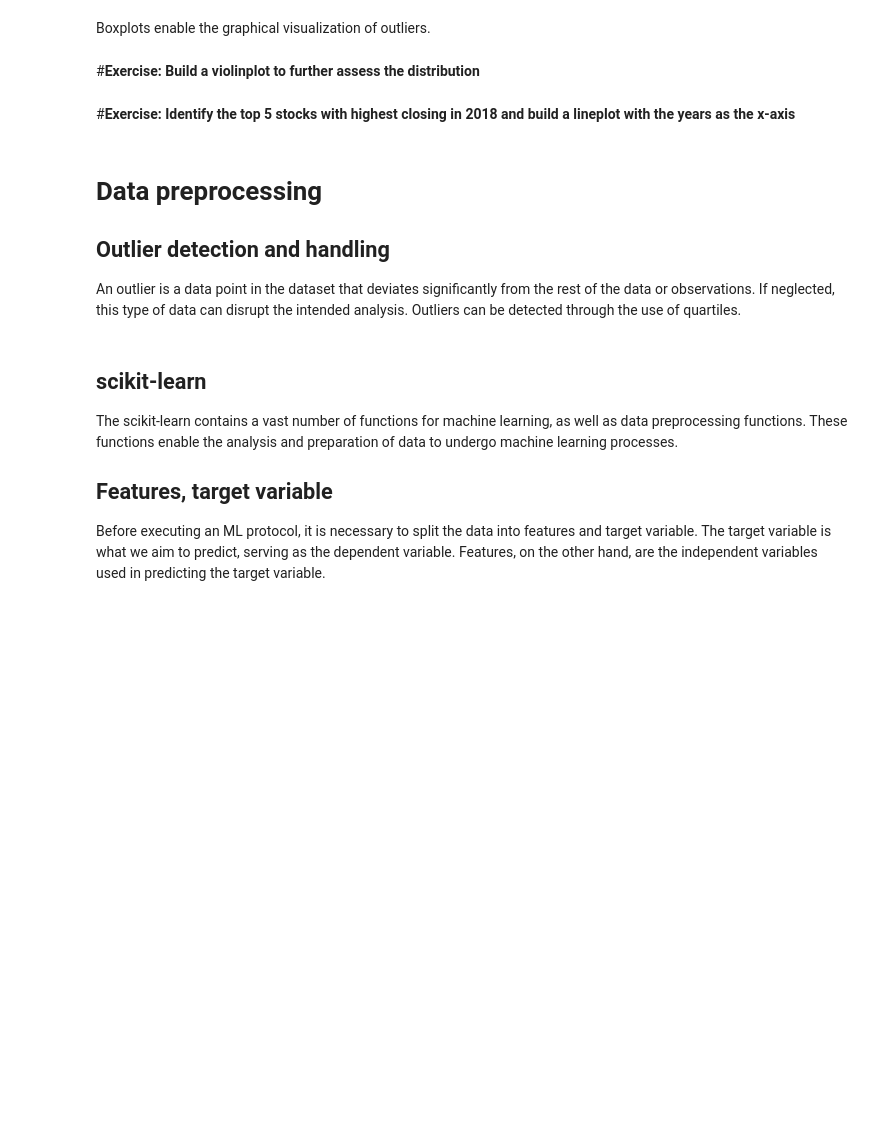
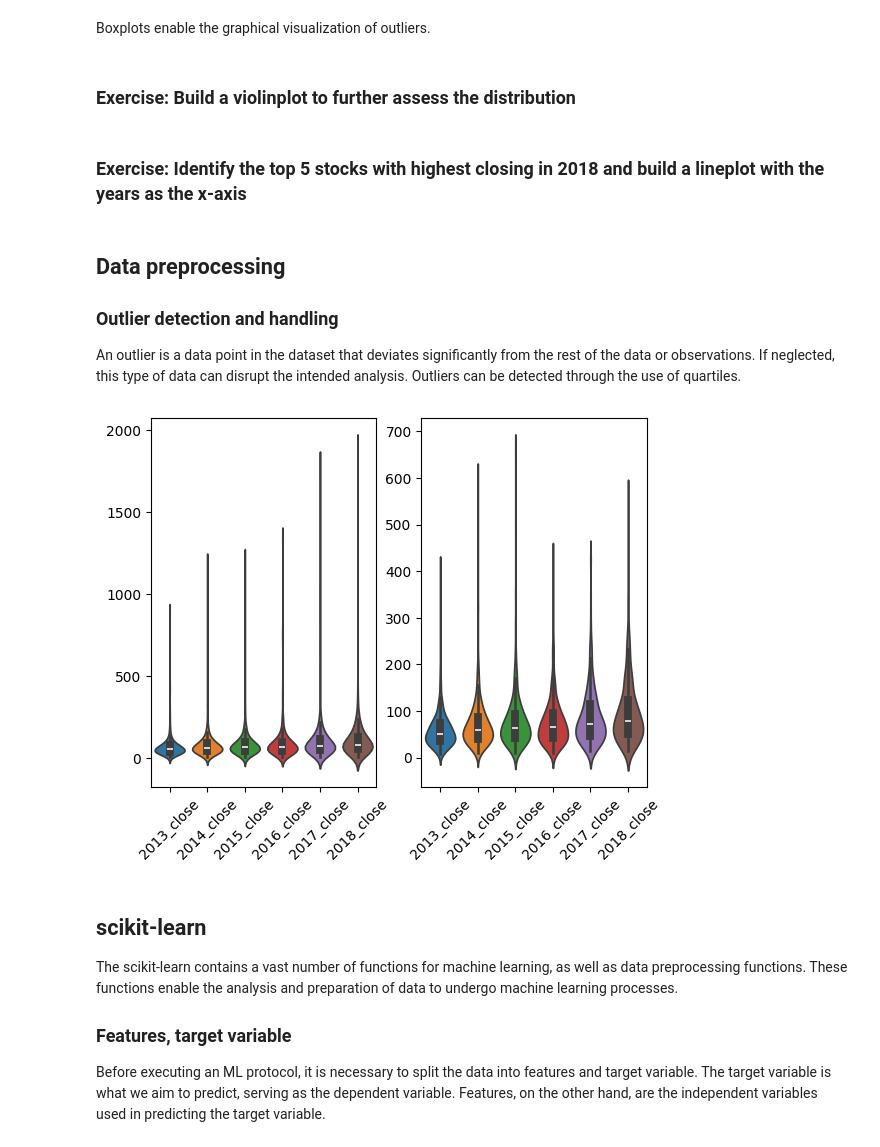
Before and after one commit to DARR97/Workshop_5_6, a Jupyter notebook: workshop.ipynb, the cells around one changed output. Saved outputs shown, nothing was run; the diff lists cells and outputs as text; code cells hidden in the pictures; blank space fills up the shorter version.

```diff
--- a/workshop.ipynb
+++ b/workshop.ipynb
@@ -176,29 +288,36 @@ sns.violinplot(reformed_df)
 # %% [markdown]
-#**Exercise: Build a violinplot to further assess the distribution**
+### **Exercise: Build a violinplot to further assess the distribution**
 # %% [markdown]
-#**Exercise: Identify the top 5 stocks with highest closing in 2018 and build a lineplot with the years as the x-axis**
+### **Exercise: Identify the top 5 stocks with highest closing in 2018 and build a lineplot with the years as the x-axis**
 # %% [markdown]
-# Data preprocessing
+## Data preprocessing
 
-## Outlier detection and handling
+### Outlier detection and handling
 
 An outlier is a data point in the dataset that deviates significantly from the rest of the data or observations. If neglected, this type of data can disrupt the intended analysis. Outliers can be detected through the use of quartiles.
 # %%
 quantile_low = reformed_df["2018_close"].quantile(0.01)
 quantile_high  = reformed_df["2018_close"].quantile(0.99)
 
 reformed_df_filtered = reformed_df[(reformed_df["2018_close"] < quantile_high) & (reformed_df["2018_close"] > quantile_low)]
 
 fig, axes = plt.subplots(1, 2)
 sns.violinplot(reformed_df, ax=axes[0])
 sns.violinplot(reformed_df_filtered, ax=axes[1])
+for tick in axes[0].get_xticklabels():
+    tick.set_rotation(45)
+
+for tick in axes[1].get_xticklabels():
+    tick.set_rotation(45)
 plt.show()
+# %% [output]
+[figure, added]
 # %% [markdown]
 ## scikit-learn
 
 The scikit-learn contains a vast number of functions for machine learning, as well as data preprocessing functions. These functions enable the analysis and preparation of data to undergo machine learning processes.
 
-## Features, target variable
+### Features, target variable
 
 Before executing an ML protocol, it is necessary to split the data into features and target variable. The target variable is what we aim to predict, serving as the dependent variable. Features, on the other hand, are the independent variables used in predicting the target variable.
 # %%
```
Also changed, not shown: parts of 33 cells of this notebook.
